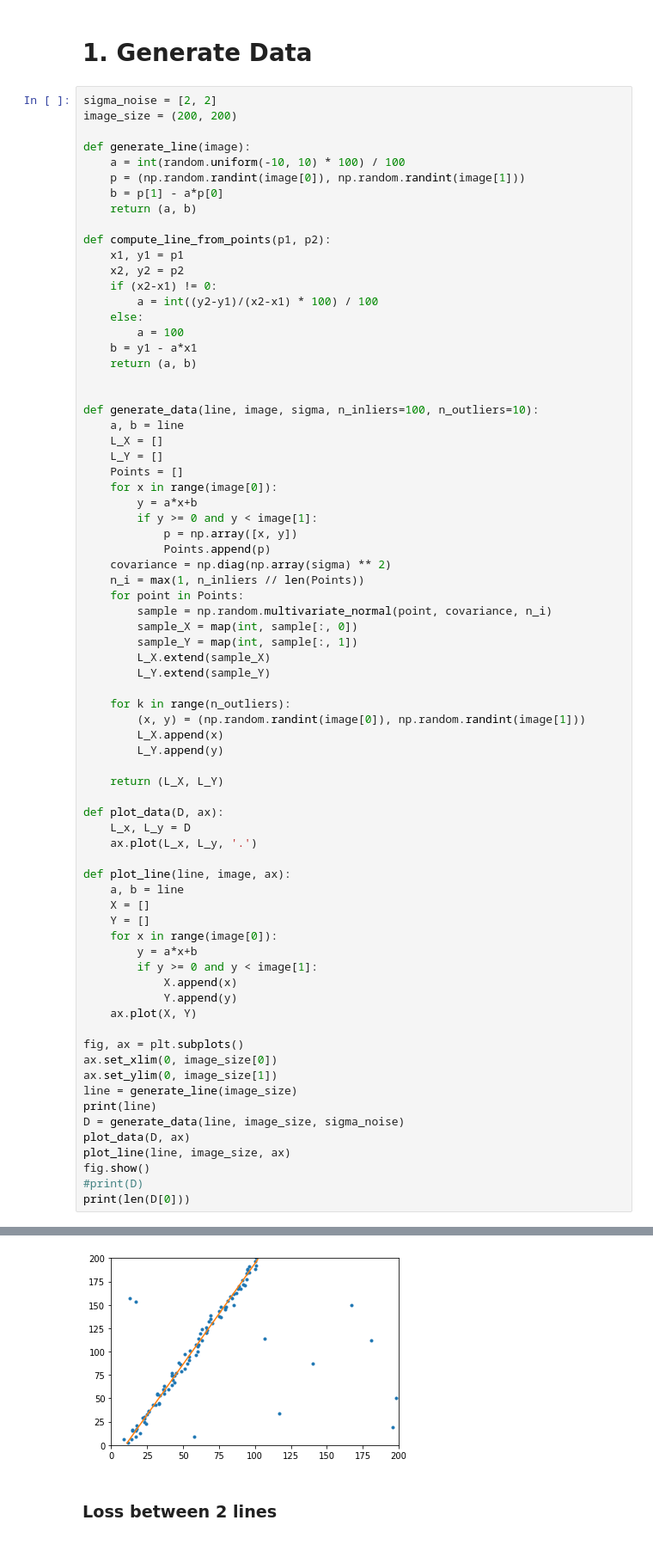
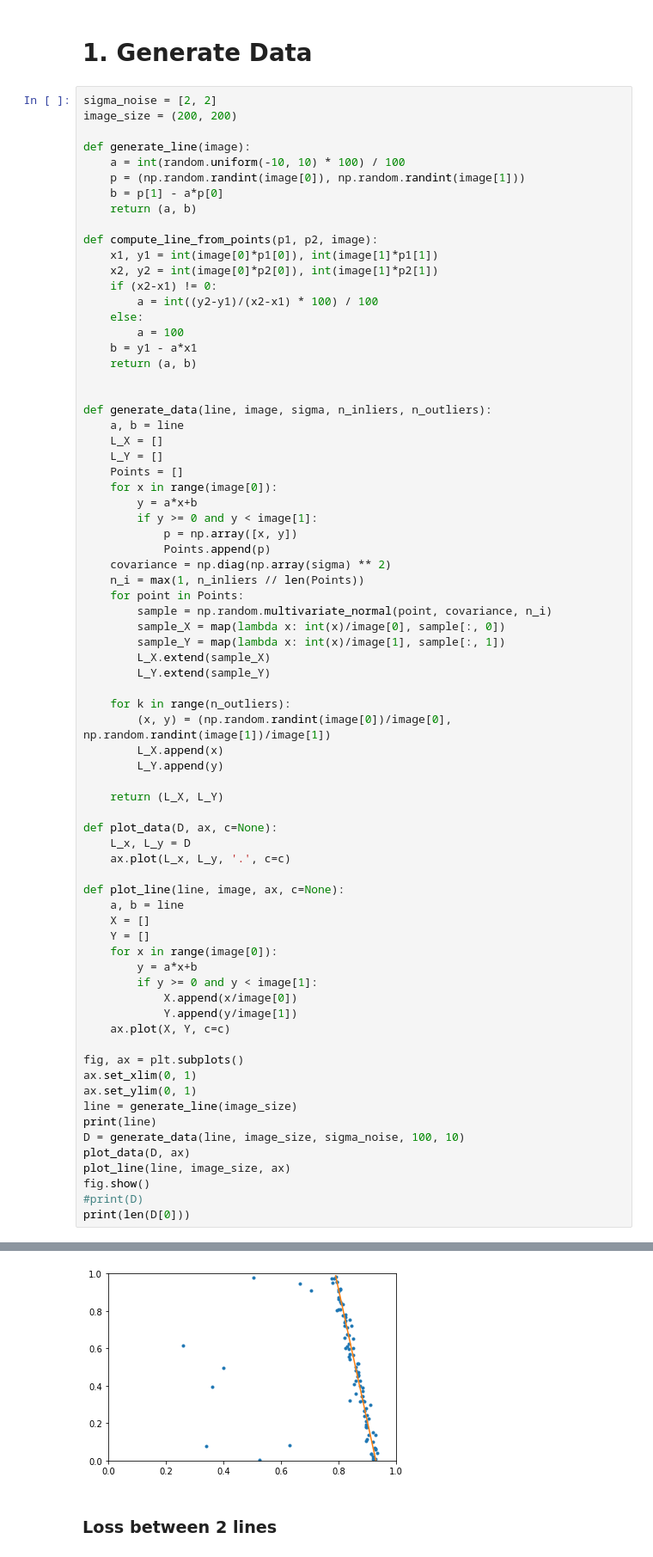
Before and after one commit to BereniceCourant/ImprRansac, a Jupyter notebook: Ransac+.ipynb, the cells around one changed output, grey strips where cells are left out. Shown at 86% size. Drawn from its saved outputs; the diff is of its cells as text.

```diff
--- a/Ransac+.ipynb
+++ b/Ransac+.ipynb
@@ -26,9 +27,9 @@ def generate_line(image):
     b = p[1] - a*p[0]
     return (a, b)
 
-def compute_line_from_points(p1, p2):
-    x1, y1 = p1
-    x2, y2 = p2
+def compute_line_from_points(p1, p2, image):
+    x1, y1 = int(image[0]*p1[0]), int(image[1]*p1[1])
+    x2, y2 = int(image[0]*p2[0]), int(image[1]*p2[1])
     if (x2-x1) != 0:
         a = int((y2-y1)/(x2-x1) * 100) / 100
     else:
@@ -37,7 +38,7 @@ def compute_line_from_points(p1, p2):
     return (a, b)
 
 
-def generate_data(line, image, sigma, n_inliers=100, n_outliers=10):
+def generate_data(line, image, sigma, n_inliers, n_outliers):
     a, b = line
     L_X = []
     L_Y = []
@@ -51,39 +52,39 @@ def generate_data(line, image, sigma, n_inliers=100, n_outliers=10):
     n_i = max(1, n_inliers // len(Points))
     for point in Points:
         sample = np.random.multivariate_normal(point, covariance, n_i)
-        sample_X = map(int, sample[:, 0])
-        sample_Y = map(int, sample[:, 1])
+        sample_X = map(lambda x: int(x)/image[0], sample[:, 0])
+        sample_Y = map(lambda x: int(x)/image[1], sample[:, 1])
         L_X.extend(sample_X)
         L_Y.extend(sample_Y)
 
     for k in range(n_outliers):
-        (x, y) = (np.random.randint(image[0]), np.random.randint(image[1]))
+        (x, y) = (np.random.randint(image[0])/image[0], np.random.randint(image[1])/image[1])
         L_X.append(x)
         L_Y.append(y)
 
     return (L_X, L_Y)
 
-def plot_data(D, ax):
+def plot_data(D, ax, c=None):
     L_x, L_y = D
-    ax.plot(L_x, L_y, '.')
+    ax.plot(L_x, L_y, '.', c=c)
 
-def plot_line(line, image, ax):
+def plot_line(line, image, ax, c=None):
     a, b = line
     X = []
     Y = []
     for x in range(image[0]):
         y = a*x+b
         if y >= 0 and y < image[1]:
-            X.append(x)
-            Y.append(y)
-    ax.plot(X, Y)
+            X.append(x/image[0])
+            Y.append(y/image[1])
+    ax.plot(X, Y, c=c)
 
 fig, ax = plt.subplots()
-ax.set_xlim(0, image_size[0])
-ax.set_ylim(0, image_size[1])
+ax.set_xlim(0, 1)
+ax.set_ylim(0, 1)
 line = generate_line(image_size)
 print(line)
-D = generate_data(line, image_size, sigma_noise)
+D = generate_data(line, image_size, sigma_noise, 100, 10)
 plot_data(D, ax)
 plot_line(line, image_size, ax)
 fig.show()
@@ -95,4 +96,4 @@ print(len(D[0]))
-[figure, old version]
+[figure, new version]
 # %% [markdown]
 ### Loss between 2 lines
 # %%
```
Also changed, not shown: parts of 13 cells of this notebook, 1 other file.
